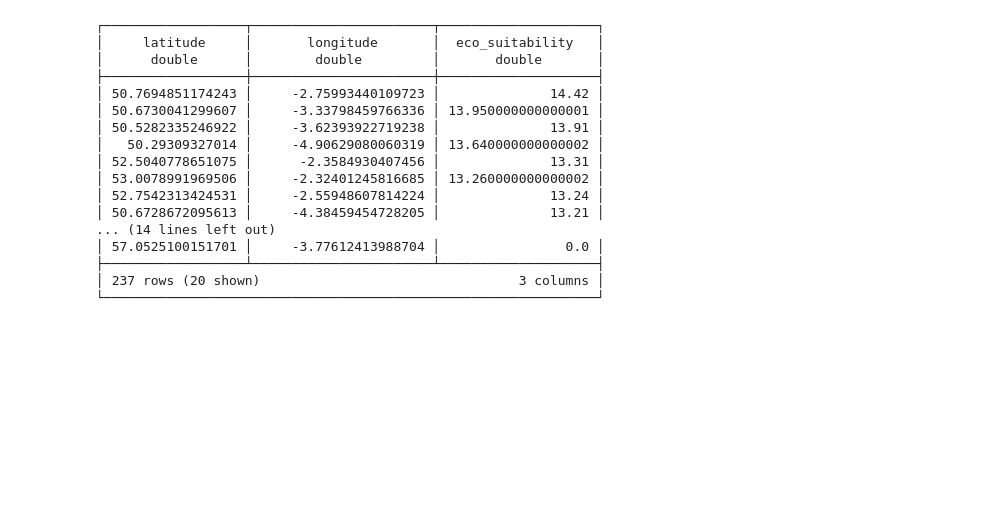
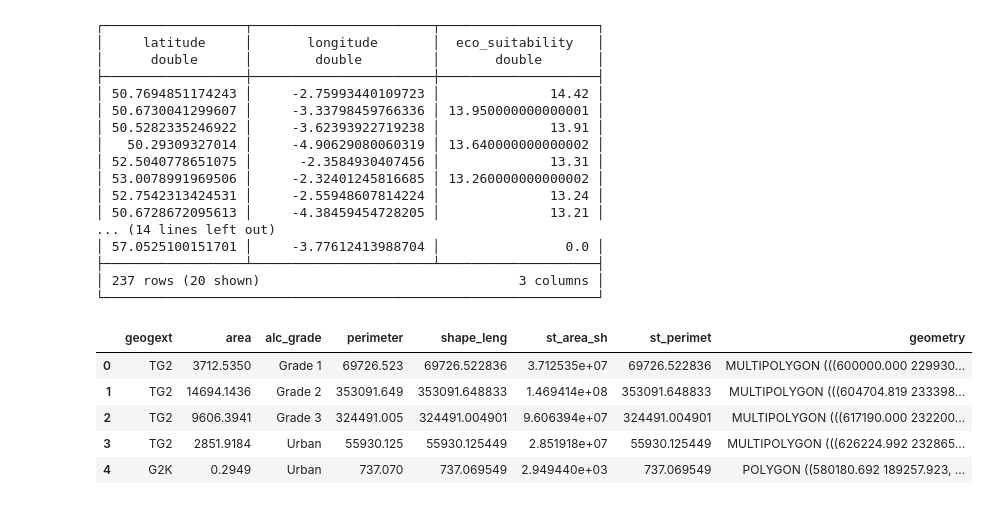
Before and after one commit to dougaltoms/Rewilder, a Jupyter notebook: dev.ipynb, the cells around one changed output. Saved outputs shown, nothing was run; the diff lists cells and outputs as text; code cells hidden in the pictures; blank space fills up the shorter version.

```diff
--- a/dev.ipynb
+++ b/dev.ipynb
@@ -460,0 +420,10 @@ duckdb.sql('''select latitude
+# %%
+scot_ag.head()
+eng_ag.head()
+# %% [output]
+|  | geogext | area | alc_grade | perimeter | shape_leng | st_area_sh | st_perimet | geometry |
+| 0 | TG2 | 3712.5350 | Grade 1 | 69726.523 | 69726.522836 | 3.712535e+07 | 69726.522836 | MULTIPOLYGON (((600000.000 229930... |
+| 1 | TG2 | 14694.1436 | Grade 2 | 353091.649 | 353091.648833 | 1.469414e+08 | 353091.648833 | MULTIPOLYGON (((604704.819 233398... |
+| 2 | TG2 | 9606.3941 | Grade 3 | 324491.005 | 324491.004901 | 9.606394e+07 | 324491.004901 | MULTIPOLYGON (((617190.000 232200... |
+| 3 | TG2 | 2851.9184 | Urban | 55930.125 | 55930.125449 | 2.851918e+07 | 55930.125449 | MULTIPOLYGON (((626224.992 232865... |
+| 4 | G2K | 0.2949 | Urban | 737.070 | 737.069549 | 2.949440e+03 | 737.069549 | POLYGON ((580180.692 189257.923, ... |
```
Also changed, not shown: parts of 4 cells of this notebook, 16 other files.
